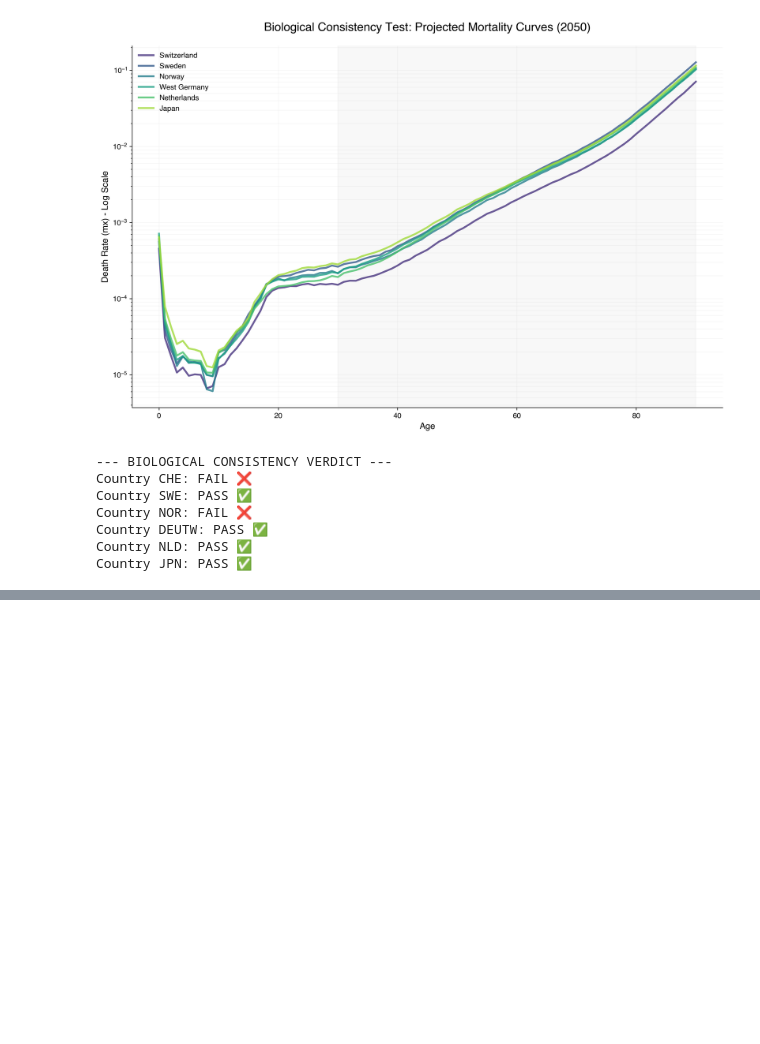
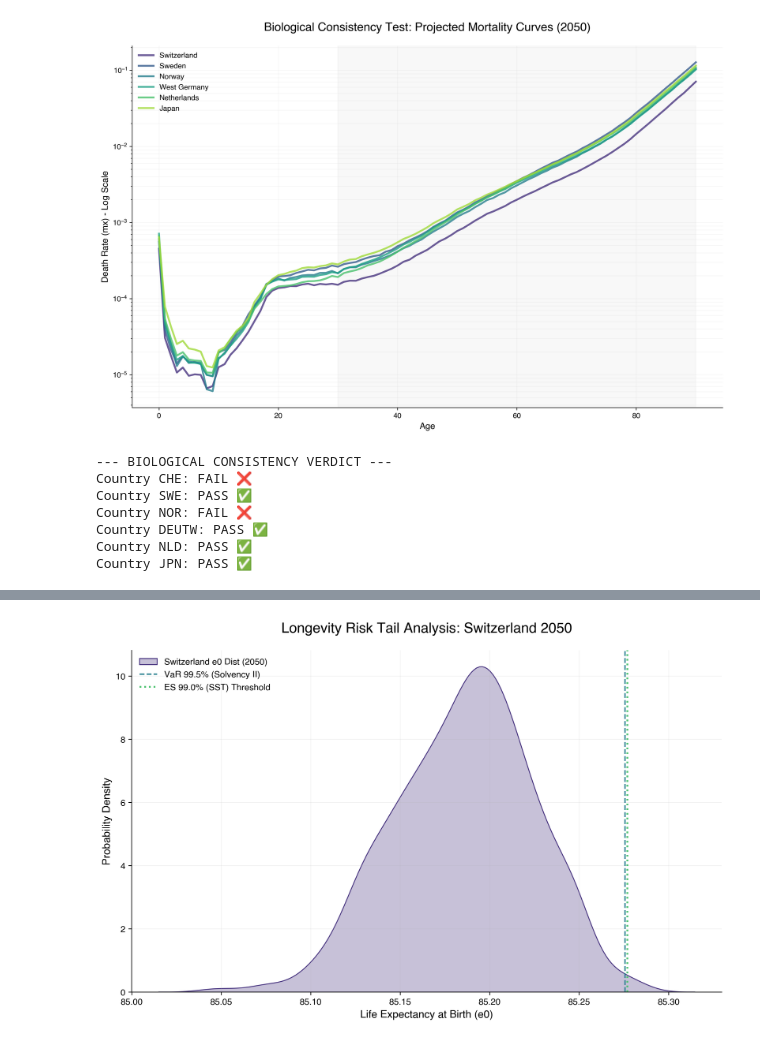
Before and after one commit to davide-rindori/Actuarial-DS-Portfolio, a Jupyter notebook: 04_Multi_Population_Longevity_XAI/notebooks/05_actuarial_stress_testing_validation.ipynb, the cells around one changed output, grey strips where cells are left out. Saved outputs shown, nothing was run; the diff lists cells and outputs as text; code cells hidden in the pictures; blank space fills up the shorter version.

```diff
--- a/04_Multi_Population_Longevity_XAI/notebooks/05_actuarial_stress_testing_validation.ipynb
+++ b/04_Multi_Population_Longevity_XAI/notebooks/05_actuarial_stress_testing_validation.ipynb
@@ -312,0 +315,84 @@ Country JPN: PASS ✅
+# %%
+# Title: Cell 5.6 - Capital Requirements: VaR (Solvency II) and Expected Shortfall (SST) for Full Cluster
+
+import sys
+import os
+import numpy as np
+import pandas as pd
+import seaborn as sns
+import matplotlib.pyplot as plt
+
+# 1. Path Fix & Style Application
+sys.path.append(os.path.abspath(os.path.join('..')))
+from src.style_config import set_style
+COUNTRIES_DICT = set_style()
+viridis_palette = sns.color_palette("viridis", len(country_codes))
+
+# 2. Setup Parameters
+CONFIDENCE_VAR = 99.5  # Solvency II Standard
+CONFIDENCE_ES = 99.0   # SST Standard
+target_year_idx = -1   # 2050 Forecast Horizon
+
+# 3. Computing measures for ALL countries in the cluster
+risk_report = []
+
+print(f"Computing tail risk measures for 2050 projections ({len(country_codes)} countries)...")
+
+for code in country_codes:
+    idx = country_codes.index(code)
+    e0_dist = e0_sims_all[idx, :, target_year_idx]
+    median_e0 = np.percentile(e0_dist, 50)
+
+    # Value at Risk (VaR 99.5%)
+    var_995 = np.percentile(e0_dist, CONFIDENCE_VAR)
+
+    # Expected Shortfall (ES 99.0%)
+    threshold_99 = np.percentile(e0_dist, CONFIDENCE_ES)
+    es_99 = e0_dist[e0_dist >= threshold_99].mean()
+
+    # SCR calculation (Extra years beyond median)
+    scr_var = var_995 - median_e0
+    scr_es = es_99 - median_e0
+
+    risk_report.append({
+        'Country': COUNTRIES_DICT[code],
+        'Median e0 (2050)': f"{median_e0:.2f}",
+        'VaR 99.5%': f"{var_995:.2f}",
+        'ES 99.0% (SST)': f"{es_99:.2f}",
+        'SCR (VaR)': f"+{scr_var:.3f} yrs",
+        'SCR (ES)': f"+{scr_es:.3f} yrs"
+    })
+
+# 4. Display Results (FULL TABLE)
+df_risk = pd.DataFrame(risk_report)
+print("\n--- TABLE 2: REGULATORY CAPITAL REQUIREMENTS (2050 LONGEVITY RISK) ---")
+display(df_risk)
+
+# 5. Visualization: Switzerland as Case Study
+plt.figure()
+che_idx = country_codes.index('CHE')
+che_dist = e0_sims_all[che_idx, :, -1]
+
+# Re-calculate specific lines for CHE to plot
+che_var = np.percentile(che_dist, CONFIDENCE_VAR)
+che_threshold_99 = np.percentile(che_dist, CONFIDENCE_ES)
+che_es = che_dist[che_dist >= che_threshold_99].mean()
+
+# Distribution plot
+sns.kdeplot(che_dist, fill=True, color=viridis_palette[0], label='Switzerland e0 Dist (2050)', alpha=0.3)
+
+# Add Risk Vertical Lines
+plt.axvline(che_var, color=viridis_palette[2],
+            linestyle='--', label=f'VaR {CONFIDENCE_VAR}% (Solvency II)')
+plt.axvline(che_es, color=viridis_palette[4],
+            linestyle=':', linewidth=2, label=f'ES {CONFIDENCE_ES}% (SST) Threshold')
+
+plt.title("Longevity Risk Tail Analysis: Switzerland 2050")
+plt.xlabel("Life Expectancy at Birth (e0)")
+plt.ylabel("Probability Density")
+plt.legend(loc='upper left', frameon=False)
+
+# Export for paper
+plt.savefig(f"{FIGURES_DIR}fig15_longevity_tail_risk.png")
+plt.show()
+# %% [output]
@@ -312,0 +409 @@ Country JPN: PASS ✅
+[figure, added]
```
Also changed, not shown: parts of 6 cells of this notebook, 5 other files.
